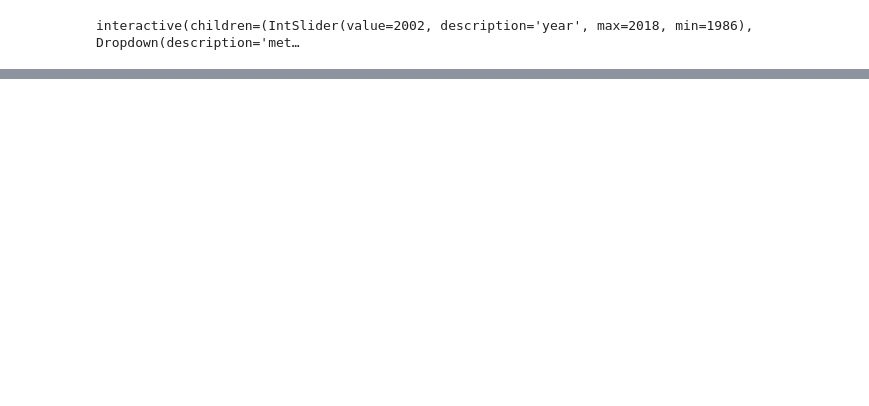
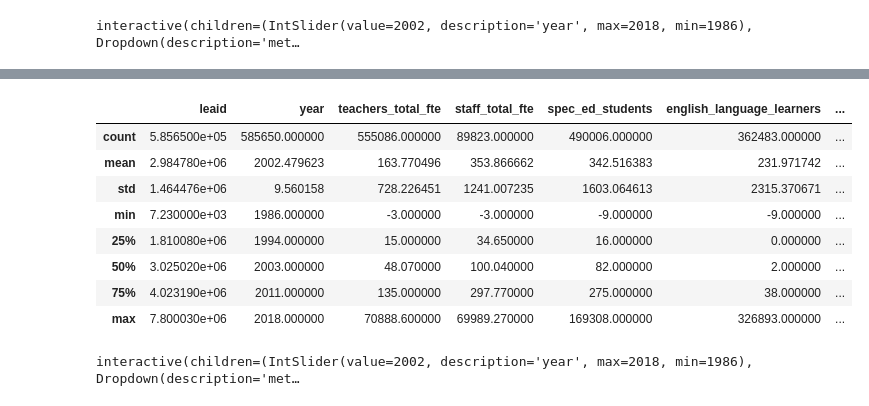
Before and after one commit to justinrgarrard/school_district_clustering, a Jupyter notebook: notebooks/1.0-jrg-eda.ipynb, the cells around one changed output, grey strips where cells are left out. Drawn from its saved outputs; the diff is of its cells as text; code cells hidden in the pictures; blank space fills up the shorter version.

```diff
--- a/notebooks/1.0-jrg-eda.ipynb
+++ b/notebooks/1.0-jrg-eda.ipynb
@@ -206,0 +248,43 @@ This section describes data taken from the Financial set.
+# %%
+# General statistics
+display(demographic_df.describe())
+# %% [output]
+|  | leaid | year | teachers_total_fte | staff_total_fte | spec_ed_students | english_language_learners | ... |
+| count | 5.856500e+05 | 585650.000000 | 555086.000000 | 89823.000000 | 490006.000000 | 362483.000000 | ... |
+| mean | 2.984780e+06 | 2002.479623 | 163.770496 | 353.866662 | 342.516383 | 231.971742 | ... |
+| std | 1.464476e+06 | 9.560158 | 728.226451 | 1241.007235 | 1603.064613 | 2315.370671 | ... |
+| min | 7.230000e+03 | 1986.000000 | -3.000000 | -3.000000 | -9.000000 | -9.000000 | ... |
+| 25% | 1.810080e+06 | 1994.000000 | 15.000000 | 34.650000 | 16.000000 | 0.000000 | ... |
+| 50% | 3.025020e+06 | 2003.000000 | 48.070000 | 100.040000 | 82.000000 | 2.000000 | ... |
+| 75% | 4.023190e+06 | 2011.000000 | 135.000000 | 297.770000 | 275.000000 | 38.000000 | ... |
+| max | 7.800030e+06 | 2018.000000 | 70888.600000 | 69989.270000 | 169308.000000 | 326893.000000 | ... |
+# %%
+# Interactive Scatterplot for Location Metrics by Year
+%matplotlib notebook
+
+year_range = get_year_range(location_df)
+metrics = list(demographic_df.columns)[2:]
+
+@interact(year=(year_range[0],year_range[-1],1), metric=metrics)
+def dem_metric_explorer(year, metric):
+    # Clear any old figures
+    plt.close()
+
+    # Take a snapshot of the data for the given year
+    snapshot = demographic_df[demographic_df['year'] == year].copy()
+    snapshot.sort_values(metric, ascending=True, inplace=True)
+    y_pos = np.arange(len(snapshot[metric]))
+
+    # Make a plot to match states to the chosen metric
+    plt.figure(figsize=(8, 8), num='Demographic Metric Explorer Tool')
+    plt.scatter(snapshot['leaid'], snapshot[metric], alpha=0.5, color='blue')
+    plt.xlabel('leaid')
+    plt.ylabel(metric)
+    plt.title(f'{metric}: {year}')
+
+
+interactive_plot = interactive(dem_metric_explorer,
+                               year=2005,
+                               metric=metrics[0])
+# %% [output]
+interactive(children=(IntSlider(value=2002, description='year', max=2018, min=1986), Dropdown(description='met…
```
Also changed, not shown: parts of 18 cells of this notebook.
